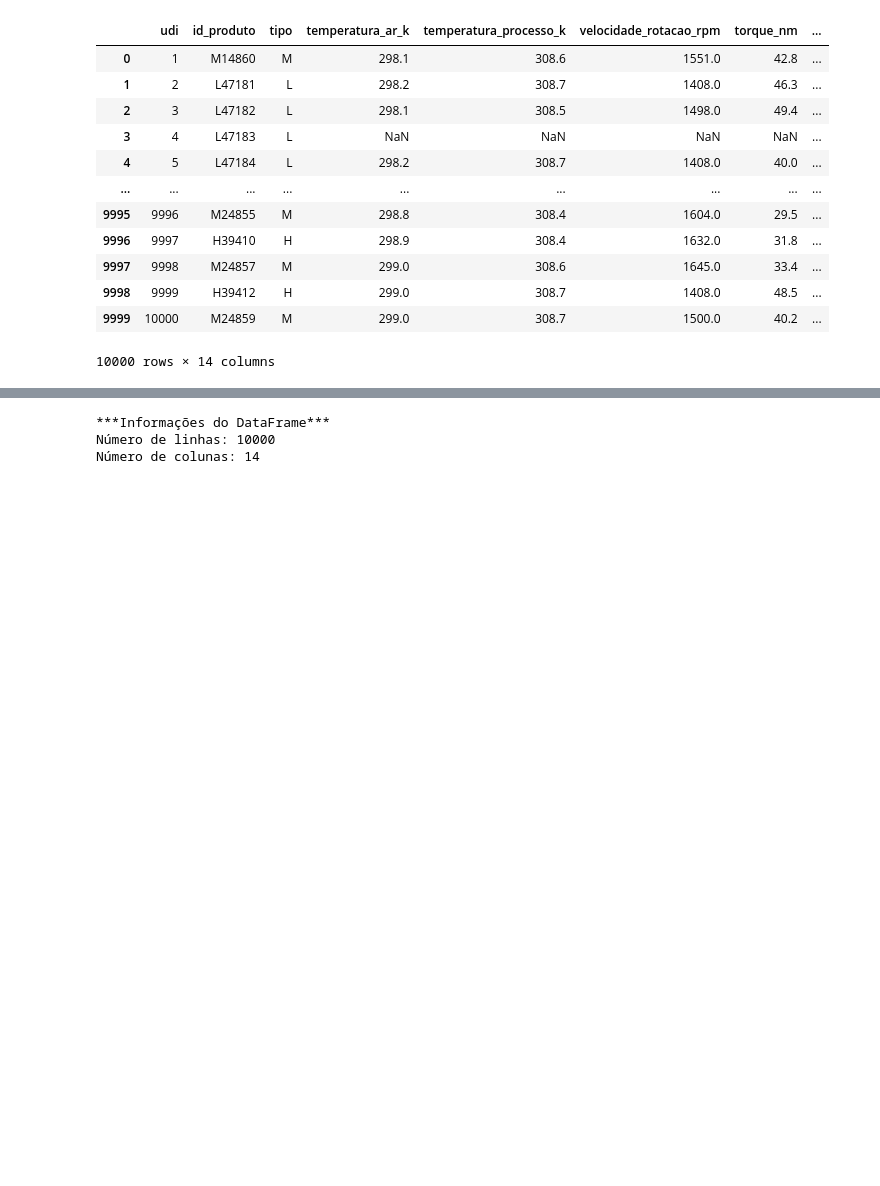
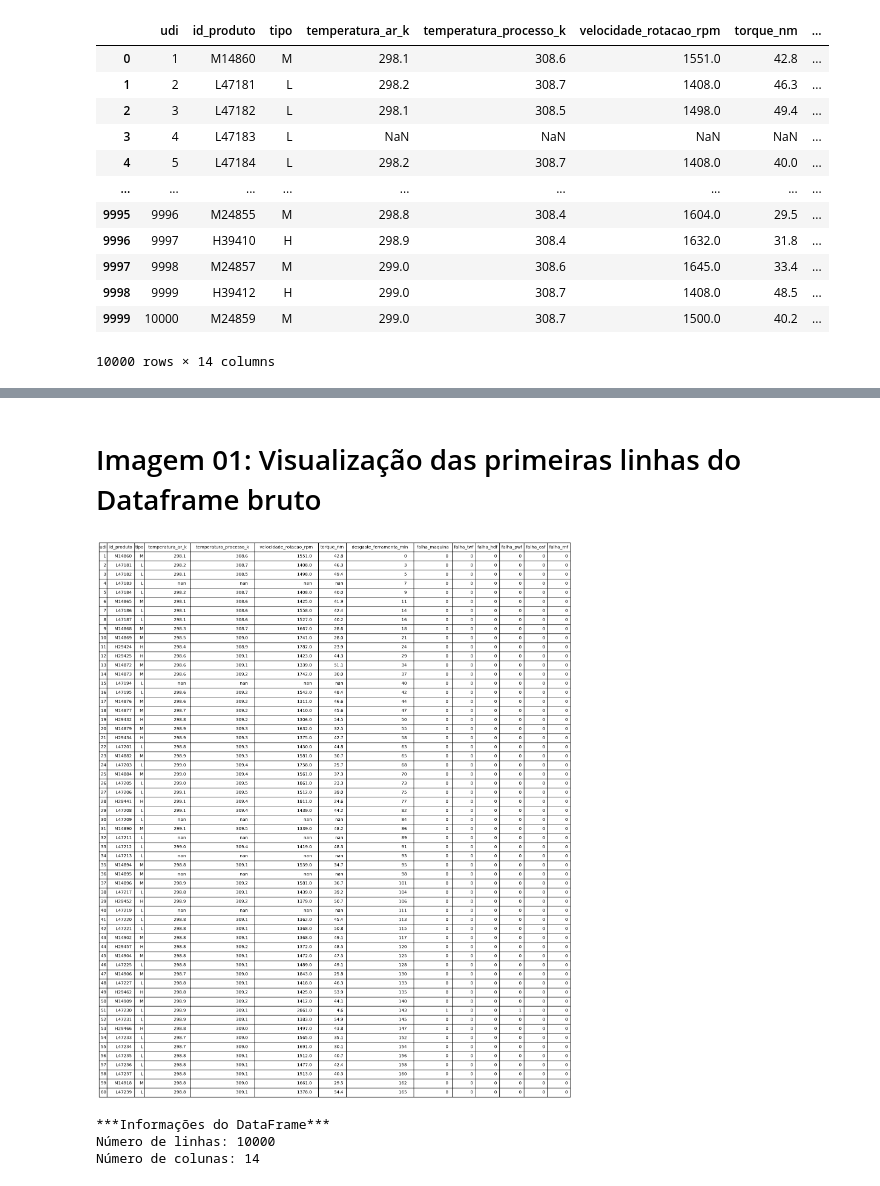
Before and after one commit to Carlos779-cloud/Projeto_Final, a Jupyter notebook: main.ipynb, the cells around one changed output, grey strips where cells are left out. Drawn from its saved outputs; the diff is of its cells as text; code cells hidden in the pictures; blank space fills up the shorter version.

```diff
--- a/main.ipynb
+++ b/main.ipynb
@@ -38,3 +49,43 @@ df.head(5)
+# %% [markdown]
+# Imagem 01: Visualização das primeiras linhas do Dataframe bruto
+# %%
+# Pegar as primeiras linhas do dataset
+tabela = df.head(60)
+
+# Criar figura
+fig, ax = plt.subplots(figsize=(18, 8))
+
+# Remover eixos
+ax.axis("off")
+
+# Criar tabela
+table = ax.table(
+    cellText=tabela.values,
+    colLabels=tabela.columns,
+    loc="center"
+)
+
+# Ajustar tamanho
+table.auto_set_font_size(False)
+table.set_fontsize(10)
+
+
+# Ajusta a largura das colunas dinamicamente com base no conteúdo das células
+table.auto_set_column_width(col=list(range(len(tabela.columns))))
+
+# Dá um espaçamento maior entre as linhas e colunas da tabela
+table.scale(1.2, 1.8)
+
+# Salvar imagem
+plt.savefig(
+    "imagens/01_dataset_bruto_head.png",
+    dpi=300,
+    bbox_inches="tight"
+)
+
+plt.show()
+# %% [output]
+[figure, added]
 # %%
 print('***Informações do DataFrame***')
 print(f'Número de linhas: {df.shape[0]}')
```
Also changed, not shown: parts of 30 cells of this notebook, 10 other files.
